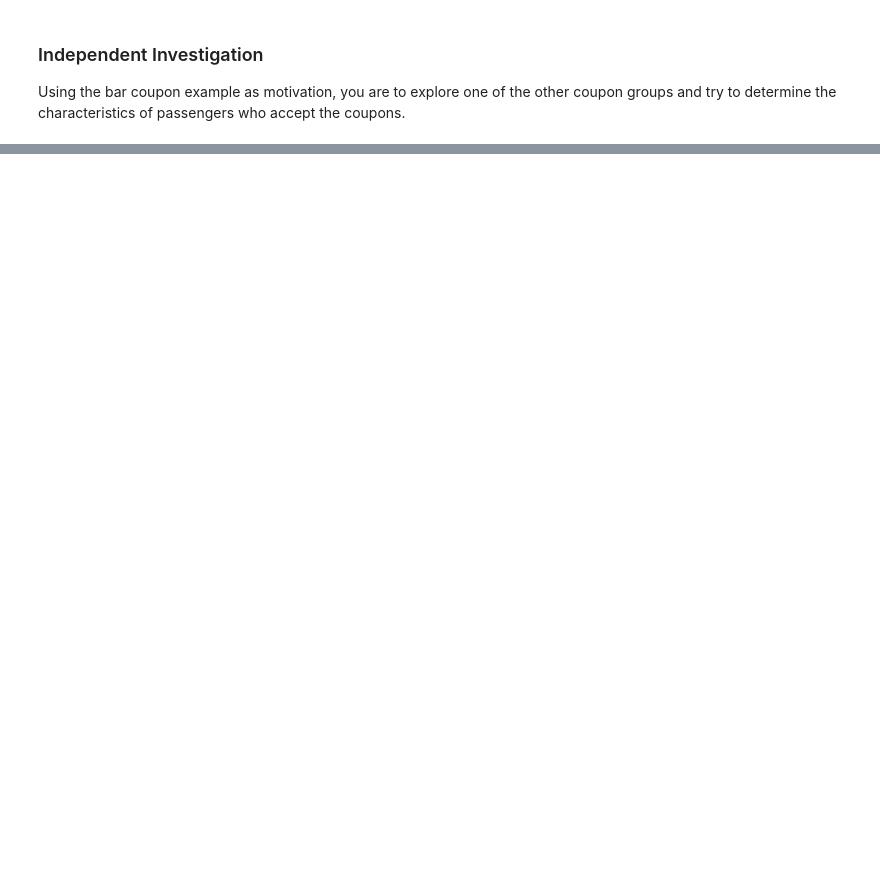
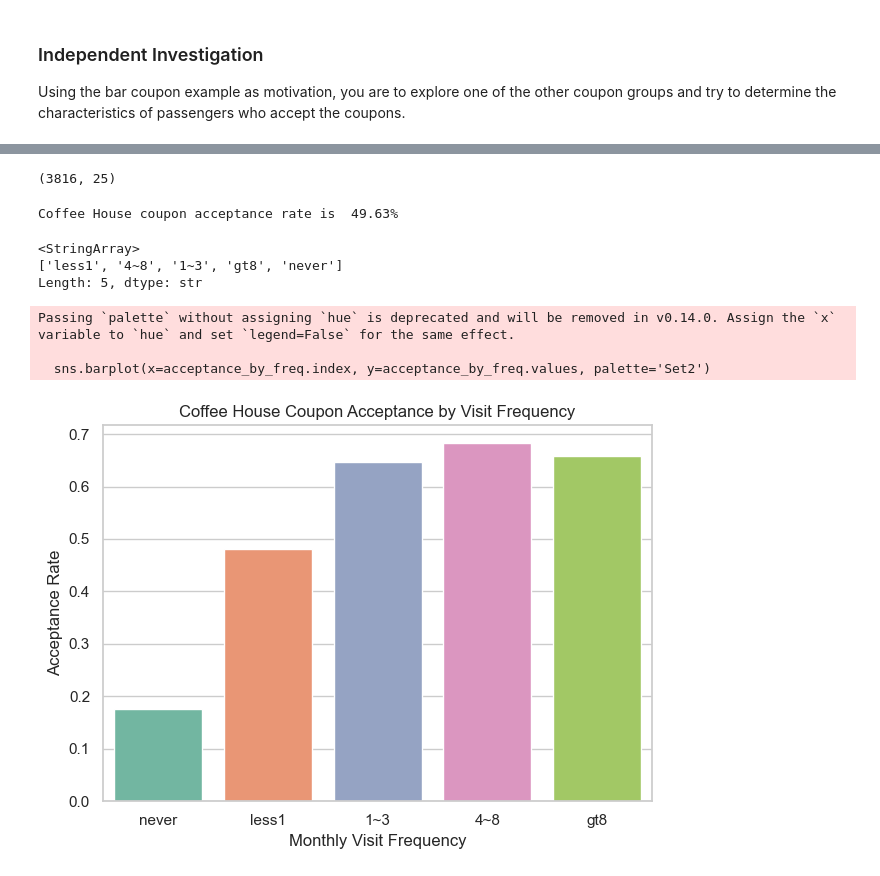
Before and after one commit to gowdilyan/predictive-coupon-acceptance-ml, a Jupyter notebook: coupon_acceptance_analysis.ipynb, the cells around one changed output, grey strips where cells are left out. Saved outputs shown, nothing was run; the diff lists cells and outputs as text; code cells hidden in the pictures; blank space fills up the shorter version.

```diff
--- a/prompt.ipynb
+++ b/coupon_acceptance_analysis.ipynb
@@ -353,0 +371,34 @@ Using the bar coupon example as motivation, you are to explore one of the other
+# %%
+# coffee house is at top and lets explore the statistics for coffee guys
+coffee_coupons = data_cleaned[data_cleaned['coupon'] == 'Coffee House']
+print(coffee_coupons.shape)
+# %% [output]
+(3816, 25)
+# %%
+coffee_coupon_acceptance_rate = coffee_coupons['Y'].mean()
+print(f"Coffee House coupon acceptance rate is {coffee_coupon_acceptance_rate: .2%}")
+# %% [output]
+Coffee House coupon acceptance rate is  49.63%
+# %%
+# like bar, lets use how frequent the drivers visit the coffee house in a given month
+frequency_order = coffee_coupons['CoffeeHouse'].unique()
+print(frequency_order)
+frequency_order_sorted = ['never', 'less1', '1~3', '4~8', 'gt8']
+# %% [output]
+<StringArray>
+['less1', '4~8', '1~3', 'gt8', 'never']
+Length: 5, dtype: str
+# %%
+acceptance_by_freq = coffee_coupons.groupby('CoffeeHouse')['Y'].mean().reindex(frequency_order_sorted)
+sns.barplot(x=acceptance_by_freq.index, y=acceptance_by_freq.values, palette='Set2')
+plt.title('Coffee House Coupon Acceptance by Visit Frequency')
+plt.xlabel('Monthly Visit Frequency')
+plt.ylabel('Acceptance Rate')
+plt.savefig('images/coffee_acceptance_by_frequency.png', bbox_inches='tight')
+plt.tight_layout()
+plt.show()
+# %% [output]
+Passing `palette` without assigning `hue` is deprecated and will be removed in v0.14.0. Assign the `x` variable to `hue` and set `legend=False` for the same effect.
+
+  sns.barplot(x=acceptance_by_freq.index, y=acceptance_by_freq.values, palette='Set2')
+[figure, added]
```
Also changed, not shown: parts of 6 cells of this notebook, 3 other files.
